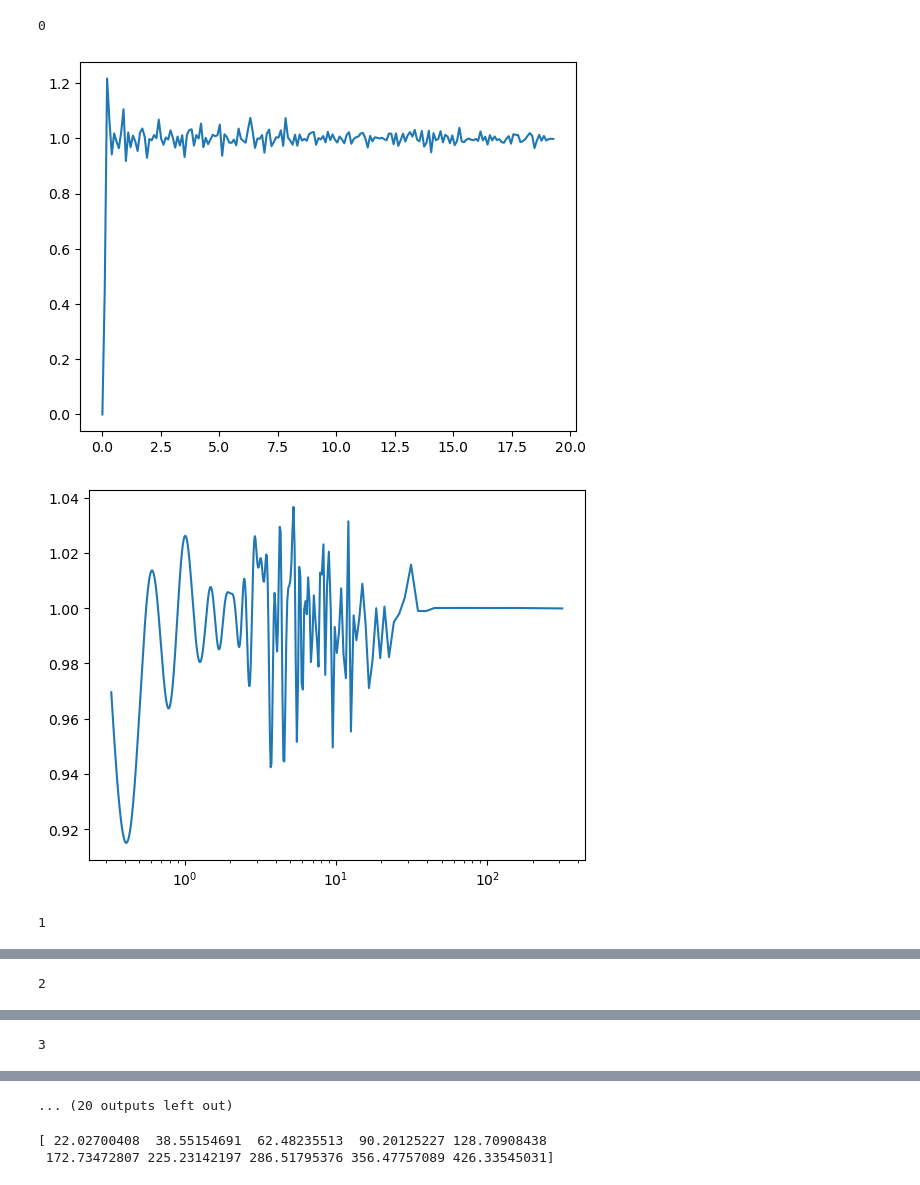
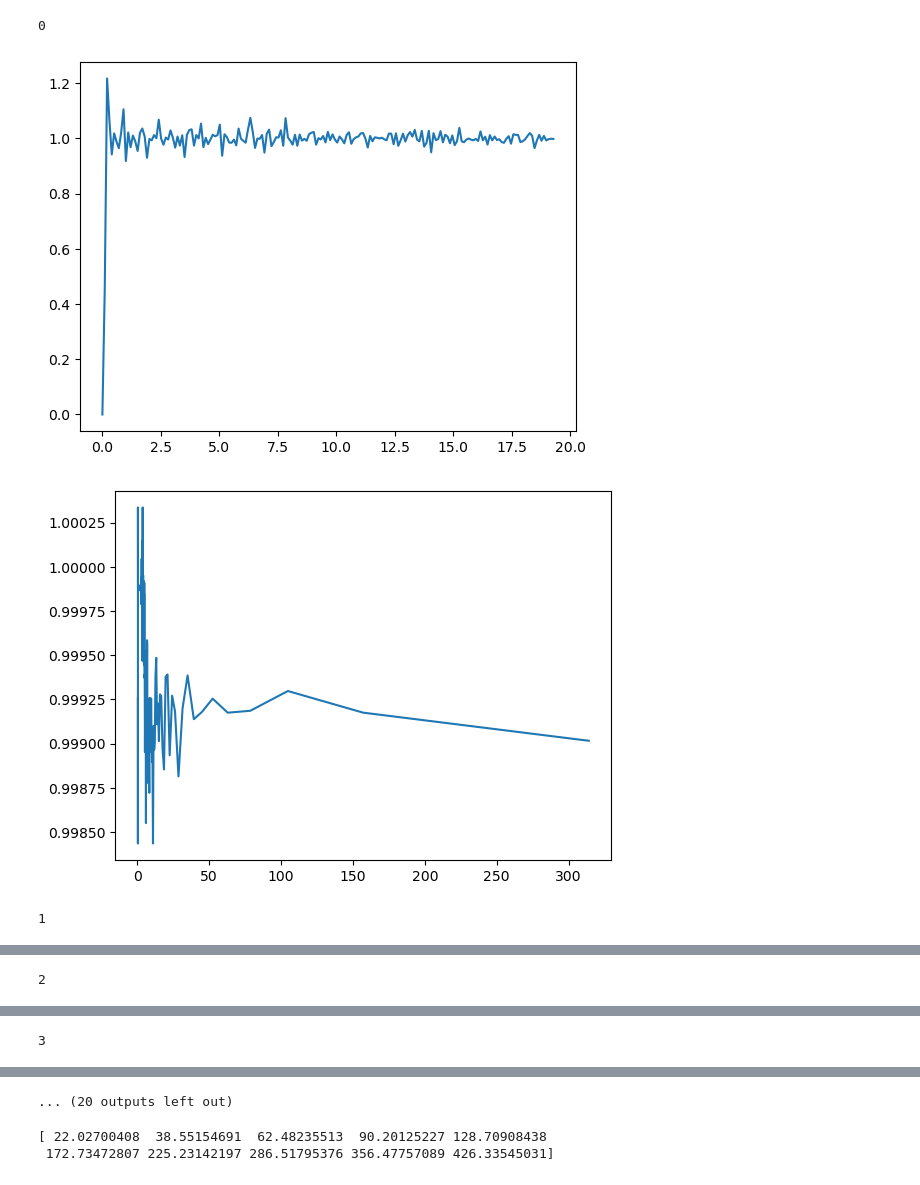
Before and after one commit to xianyang316/Hyperuniformity_simulation, a Jupyter notebook: code/variance_calculations_test.ipynb, the cells around one changed output, grey strips where cells are left out. Drawn from its saved outputs; the diff is of its cells as text; code cells hidden in the pictures.

Commit message:
feat: add structure factor fourier transform

```diff
--- a/code/variance_calculations_test.ipynb
+++ b/code/variance_calculations_test.ipynb
@@ -6,41 +6,40 @@ import importlib
 importlib.reload(calc)
 from calc import Hyperuniform_helper
 
-file_name = f'positions/positions_1.txt'
+file_name = f'data/positions/positions_1.txt'
 data = np.loadtxt(file_name)
 rho, box_length, volume_fraction = data[0]
 radius = np.linspace(box_length/8, box_length/2,10)
 scaled_variances = np.zeros(len(radius))
 helper = Hyperuniform_helper(radius[0], np.zeros(3), data[1:,], rho)
 r = None
 for i in range(len(radius)):
     print(i)
     helper.set_radius(radius[i])
     all_gr = []
     for j in range(2000):
-        file_name = f'positions/positions_{j}.txt'
+        file_name = f'data/positions/positions_{j}.txt'
         data = np.loadtxt(file_name)
         helper.set_positions(data[1:])
         r, gr = helper.calculate_radial_distribution(int(radius[i]/0.1), 2)
         all_gr.append(gr)
     avg_gr = np.mean(all_gr, axis=0)
     plt.plot(r, avg_gr)
     plt.show()
     r_fit, g_fit = helper.g_fit(r, avg_gr)
     k_values = np.sort(2*np.pi/r_fit[1:])
-    sk = helper.hankel_transform_2d(g_fit, r_fit, k_values)
+    sk = helper.Fourier_transform_2d(g_fit[1:])
     plt.plot(k_values, sk)
-    plt.xscale('log')
     plt.show()
     variance_square = helper.variance_calculations_in_reciprocal_space_2d(sk, k_values)
     scaled_variances[i] = variance_square
 
 plt.plot(radius, scaled_variances)
 plt.xlabel("radius")
 plt.ylabel("variances_squqared")
 # %% [output]
 0
 [figure]
-[figure, old version]
+[figure, new version]
 1
 [figure]
```
Also changed, not shown: parts of 1 cell of this notebook, 5 other files.
